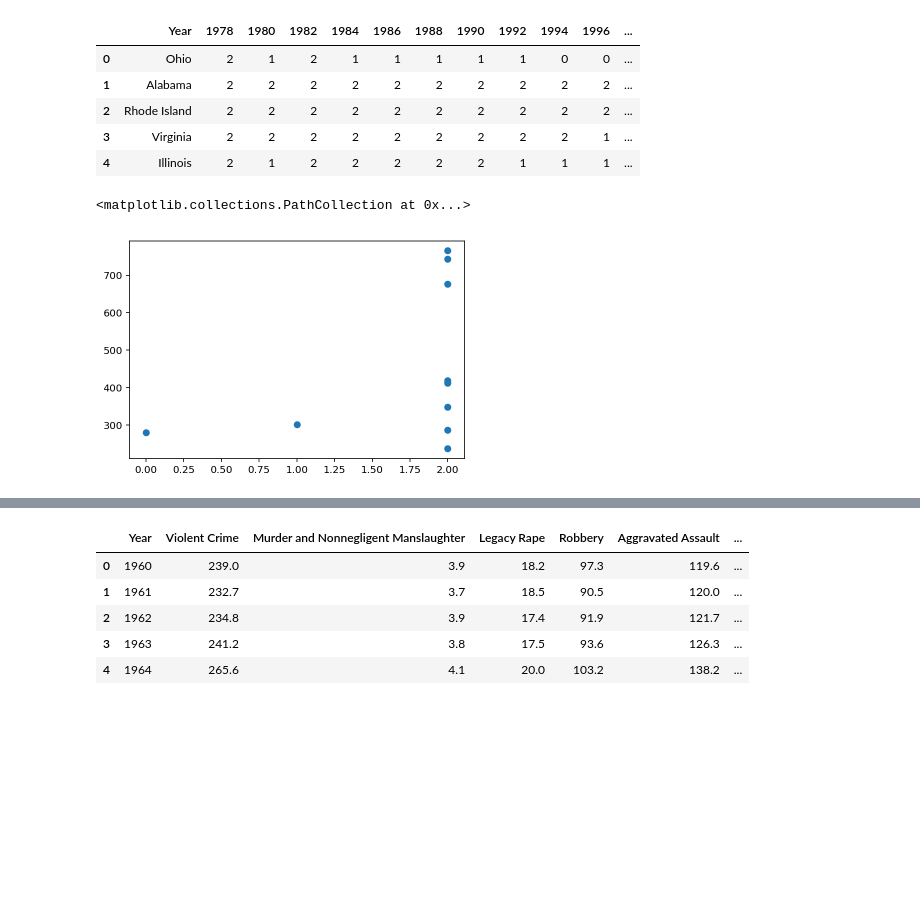
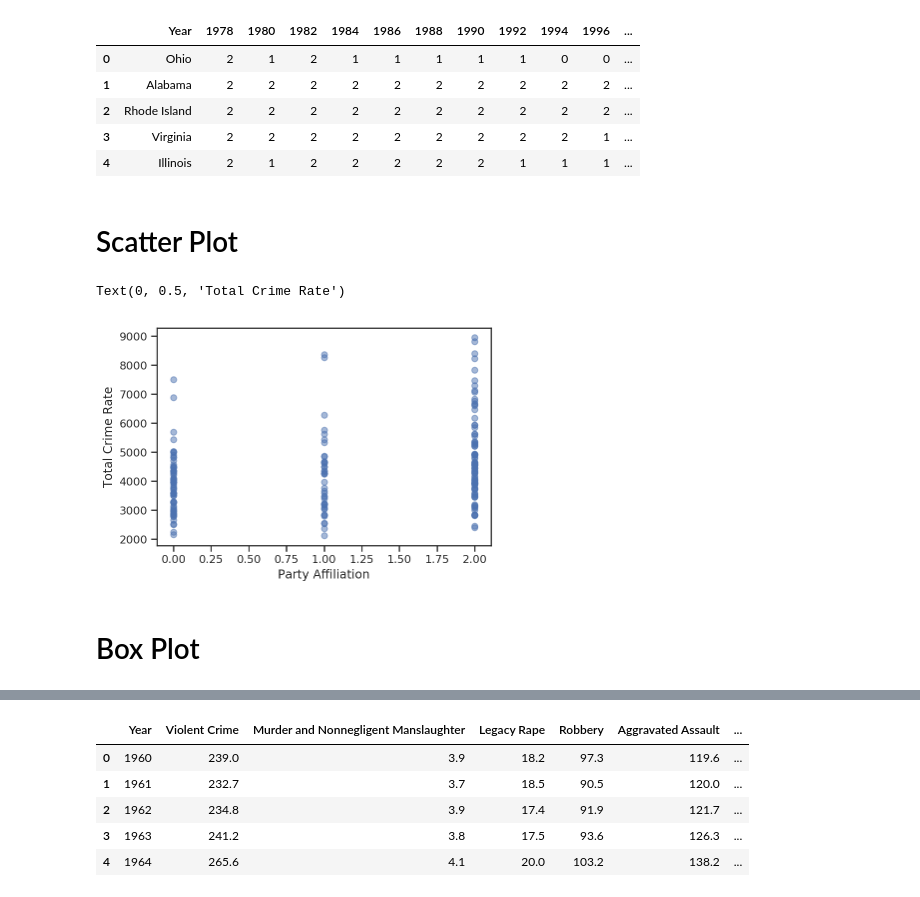
Before and after one commit to wsc012/DS-Project, a Jupyter notebook: Data_Exploration.ipynb, the cells around one changed output, grey strips where cells are left out. Drawn from its saved outputs; the diff is of its cells as text; code cells hidden in the pictures; blank space fills up the shorter version.

```diff
--- a/Data_Exploration.ipynb
+++ b/Data_Exploration.ipynb
@@ -43,23 +50,29 @@ df_years_replaced.head()
 | 2 | Rhode Island | 2 | 2 | 2 | 2 | 2 | 2 | 2 | 2 | 2 | 2 | ... |
 | 3 | Virginia | 2 | 2 | 2 | 2 | 2 | 2 | 2 | 2 | 2 | 1 | ... |
 | 4 | Illinois | 2 | 1 | 2 | 2 | 2 | 2 | 2 | 1 | 1 | 1 | ... |
+# %% [markdown]
+# Scatter Plot
 # %%
-# For scatter plot:
 df_analysis = pd.read_csv('COGS 108_ State Data - Experimental Data Sheet.csv')
+df_analysis = df_analysis.dropna(axis='columns')
 df_analysis = df_analysis.replace(['R','S','D'], [0,1,2])
 x = df_analysis['Party Affiliation']
-y = df_analysis['Violent Crime Rate']
+y = df_analysis['Total Crime Rate']
 
-
+plt.scatter(x,y,alpha=0.5)
+plt.xlabel('Party Affiliation')
+plt.ylabel('Total Crime Rate')
 # may depend more on population rather than party affiliation? Confounding factor
 # graph all the yearly data on one scatter plot <-
 # merge violent crime rate and property crime rate <-
 # averaging all year data together for another analysis
 # combining violent crime rate and property crime rate
 
 
 # p-value regression on the scatterplot, comparing it to a straight line
 # add other states for line graphs
 # %% [output]
-<matplotlib.collections.PathCollection at 0x...>
+Text(0, 0.5, 'Total Crime Rate')
-[figure, old version]
+[figure, new version]
+# %% [markdown]
+# Box Plot
```
Also changed, not shown: parts of 23 cells of this notebook.
